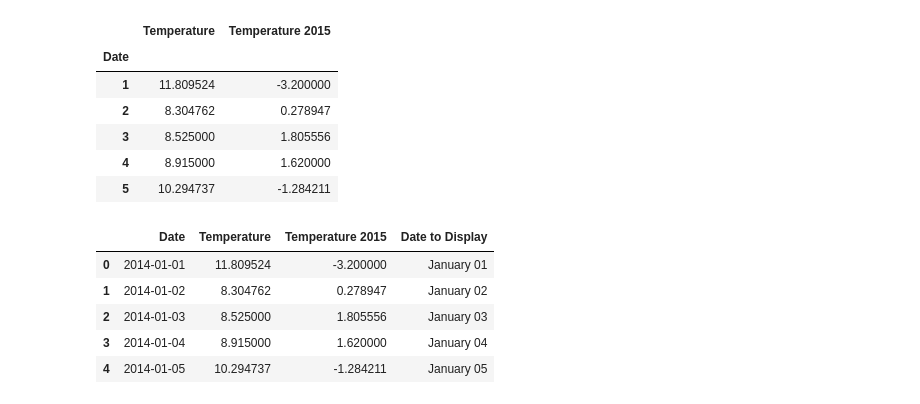
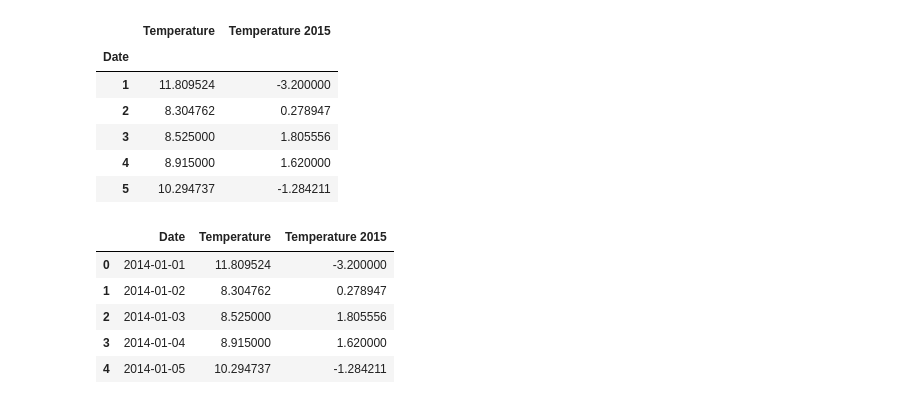
Before and after one commit to AndresColognesi/DS_DataVizProjects, a Jupyter notebook: A2_WeatherData/Assignment2.ipynb, the cells around one changed output. Drawn from its saved outputs; the diff is of its cells as text; code cells hidden in the pictures.

```diff
--- a/A2_WeatherData/Assignment2.ipynb
+++ b/A2_WeatherData/Assignment2.ipynb
@@ -126,31 +125,28 @@ max_temps.head()
 # %%
 ##################################
 ## Ajust data for Visualization ##
 ##################################
 
 # Reset Dates from index to column:
 max_temps.reset_index(inplace=True)
 min_temps.reset_index(inplace=True)
 # Convert integers to timedeltas of days:
 max_temps['Date'] = pd.to_timedelta(max_temps['Date'], unit='days')
 min_temps['Date'] = pd.to_timedelta(min_temps['Date'], unit='days')
 # Add an arbitrary base year (not a leap year) so that we have all days as day and month:
 base_date = pd.to_datetime('2013-12-31', yearfirst=True)
 max_temps['Date'] += base_date
 min_temps['Date'] += base_date
-# Display only day and month:
-max_temps['Date to Display'] = max_temps['Date'].dt.strftime('%B %d')
-min_temps['Date to Display'] = min_temps['Date'].dt.strftime('%B %d')
 
 # Just for verification:
 max_temps.head()
 # %% [output]
-|  | Date | Temperature | Temperature 2015 | Date to Display |
-| 0 | 2014-01-01 | 11.809524 | -3.200000 | January 01 |
-| 1 | 2014-01-02 | 8.304762 | 0.278947 | January 02 |
-| 2 | 2014-01-03 | 8.525000 | 1.805556 | January 03 |
-| 3 | 2014-01-04 | 8.915000 | 1.620000 | January 04 |
-| 4 | 2014-01-05 | 10.294737 | -1.284211 | January 05 |
+|  | Date | Temperature | Temperature 2015 |
+| 0 | 2014-01-01 | 11.809524 | -3.200000 |
+| 1 | 2014-01-02 | 8.304762 | 0.278947 |
+| 2 | 2014-01-03 | 8.525000 | 1.805556 |
+| 3 | 2014-01-04 | 8.915000 | 1.620000 |
+| 4 | 2014-01-05 | 10.294737 | -1.284211 |
 # %%
 ###############
 ## Plot Data ##
```
Also changed, not shown: parts of 2 cells of this notebook.
